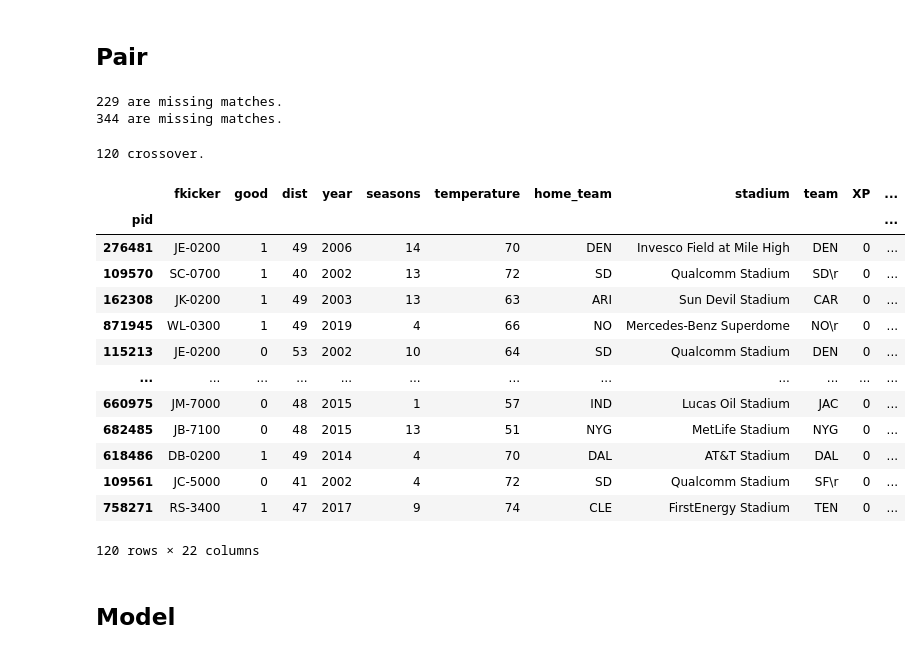
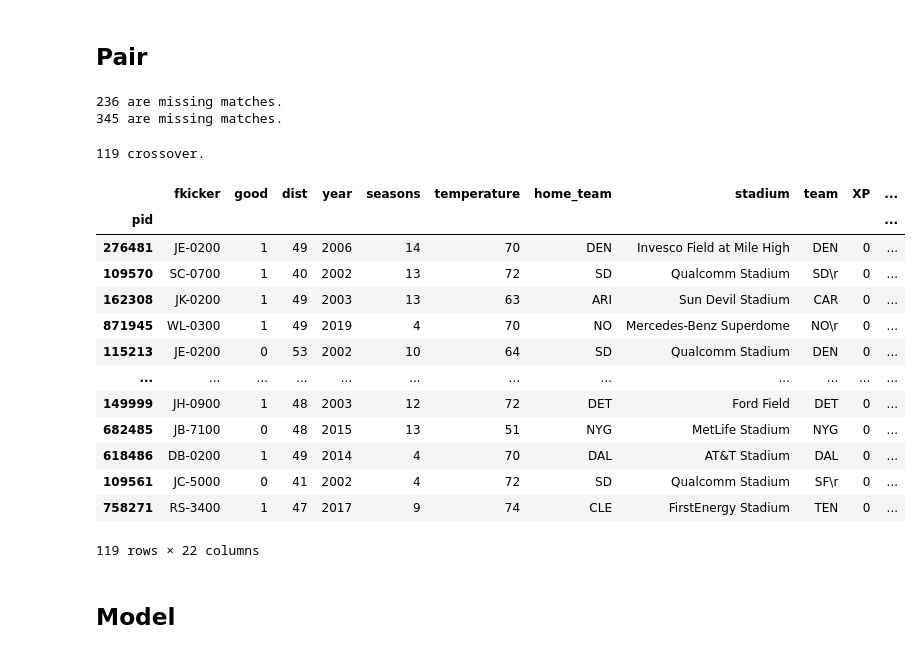
Before and after one commit to lewisbails/nfl-project, a Jupyter notebook: notebooks/pressure.ipynb, the cells around one changed output. Cells and saved outputs as stored; diff of their text form; code cells hidden in the pictures.

```diff
--- a/notebooks/pressure.ipynb
+++ b/notebooks/pressure.ipynb
@@ -125,7 +125,7 @@ def get_mask(data, row, pressure, ddist=4, dwind=7, dtemp=10, dyear=1, dkicks=10
            (data['altitude']==row['altitude']) &\
            (data['away_game']==row['away_game']) &\
            (data['precipitation']==row['precipitation']) &\
-           (data['pressure']==level) # want rows at this level
+           (data['pressure']==pressure) # want rows at this level
     return mask
 
 def get_diff(df, row):
@@ -148,33 +148,33 @@ for level, df_pres in zip((0,1),(df_low,df_med)):
     print(len(df_high)-len(pres), 'are missing matches.')
     pressures[level] = pd.DataFrame.from_dict(pres, orient='index').sort_values(['dist_d','year_d','seasons_d'])
 # %% [output]
-229 are missing matches.
-344 are missing matches.
+236 are missing matches.
+345 are missing matches.
 # %%
 low_matches = set(pressures[0]['match_pid'])
 med_matches = set(pressures[1]['match_pid'])
 both_matched = low_matches.intersection(med_matches)
 print(len(both_matched), 'crossover.')
 df_high = df_high.loc[both_matched,:]
-df_med = pressures[0][pressures[0]['match_pid'].isin(both_matched)]
-df_low = pressures[1][pressures[1]['match_pid'].isin(both_matched)]
+df_low = pressures[0][pressures[0]['match_pid'].isin(both_matched)]
+df_med = pressures[1][pressures[1]['match_pid'].isin(both_matched)]
 df_high
 # %% [output]
-120 crossover.
+119 crossover.
 |  | fkicker | good | dist | year | seasons | temperature | home_team | stadium | team | XP | ... |
 | pid |  |  |  |  |  |  |  |  |  |  | ... |
 | 276481 | JE-0200 | 1 | 49 | 2006 | 14 | 70 | DEN | Invesco Field at Mile High | DEN | 0 | ... |
 | 109570 | SC-0700 | 1 | 40 | 2002 | 13 | 72 | SD | Qualcomm Stadium | SD\r | 0 | ... |
 | 162308 | JK-0200 | 1 | 49 | 2003 | 13 | 63 | ARI | Sun Devil Stadium | CAR | 0 | ... |
-| 871945 | WL-0300 | 1 | 49 | 2019 | 4 | 66 | NO | Mercedes-Benz Superdome | NO\r | 0 | ... |
+| 871945 | WL-0300 | 1 | 49 | 2019 | 4 | 70 | NO | Mercedes-Benz Superdome | NO\r | 0 | ... |
 | 115213 | JE-0200 | 0 | 53 | 2002 | 10 | 64 | SD | Qualcomm Stadium | DEN | 0 | ... |
 | ... | ... | ... | ... | ... | ... | ... | ... | ... | ... | ... | ... |
-| 660975 | JM-7000 | 0 | 48 | 2015 | 1 | 57 | IND | Lucas Oil Stadium | JAC | 0 | ... |
+| 149999 | JH-0900 | 1 | 48 | 2003 | 12 | 72 | DET | Ford Field | DET | 0 | ... |
 | 682485 | JB-7100 | 0 | 48 | 2015 | 13 | 51 | NYG | MetLife Stadium | NYG | 0 | ... |
 | 618486 | DB-0200 | 1 | 49 | 2014 | 4 | 70 | DAL | AT&T Stadium | DAL | 0 | ... |
 | 109561 | JC-5000 | 0 | 41 | 2002 | 4 | 72 | SD | Qualcomm Stadium | SF\r | 0 | ... |
 | 758271 | RS-3400 | 1 | 47 | 2017 | 9 | 74 | CLE | FirstEnergy Stadium | TEN | 0 | ... |
-120 rows × 22 columns
+119 rows × 22 columns
 # %% [markdown]
 ## Model
 # %% [markdown]
```
Also changed, not shown: parts of 17 cells of this notebook, 3 other files.
